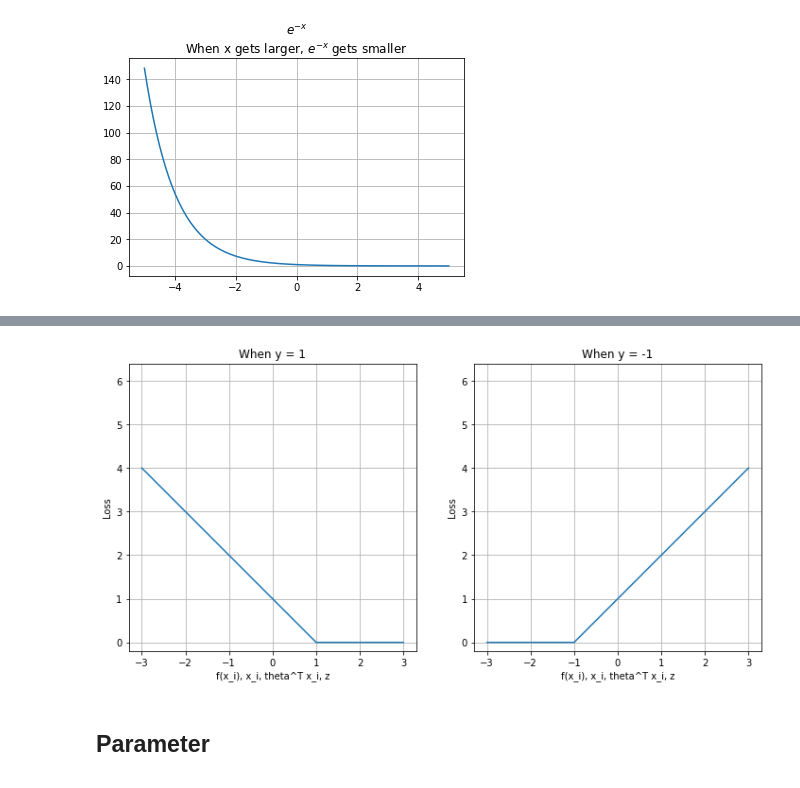
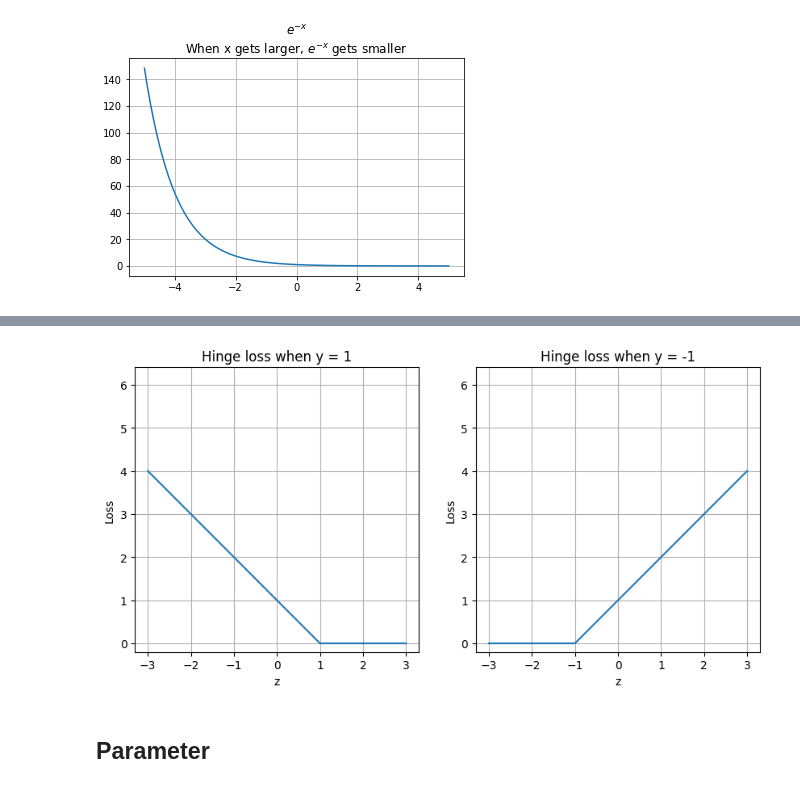
Before and after one commit to yukikitayama/machine-learning, a Jupyter notebook: notebook/support_vector_machine.ipynb, the cells around one changed output, grey strips where cells are left out. Cells and saved outputs as stored; diff of their text form; code cells hidden in the pictures.

```diff
--- a/notebook/support_vector_machine.ipynb
+++ b/notebook/support_vector_machine.ipynb
@@ -15,3 +15,4 @@ from sklearn.metrics import accuracy_score, precision_score, recall_score
 from collections import Counter
 pd.set_option('display.max_columns', None)
 pd.set_option('expand_frame_repr', False)
+plt.style.use('default')
@@ -18,3 +21,7 @@ pd.set_option('expand_frame_repr', False)
+# %%
+SAVEFIG_01 = '../image/svm_cost_function.png'
+SAVEFIG_02 = '../image/svm_hinge_loss.png'
+SAVEFIG_03 = '../image/svm_sigmoid_function.png'
 # %% [markdown]
 ## Concept
 # %% [markdown]
@@ -367,39 +379,40 @@ def isl_svm_loss(x, y):
 
 
 xs = np.linspace(-3, 3, 100)
 
 y = 1
 losses_1 = []
 for x in xs:
     losses_1.append(isl_svm_loss(x, y))
 
 y = -1
 losses_0 = []
 for x in xs:
     losses_0.append(isl_svm_loss(x, y))
 
 
-plt.figure(figsize=(12, 6))
+plt.figure(figsize=(10, 5))
 
 plt.subplot(121)
 plt.plot(xs, losses_1)
-plt.title('When y = 1')
-plt.xlabel('f(x_i), x_i, theta^T x_i, z')
+plt.title('Hinge loss when y = 1')
+plt.xlabel('z')
 plt.ylabel('Loss')
 plt.axis('square')
 plt.grid()
 
 plt.subplot(122)
 plt.plot(xs, losses_0)
-plt.title('When y = -1')
-plt.xlabel('f(x_i), x_i, theta^T x_i, z')
+plt.title('Hinge loss when y = -1')
+plt.xlabel('z')
 plt.ylabel('Loss')
 plt.axis('square')
 plt.grid()
 
+plt.savefig(SAVEFIG_02)
 plt.show()
 # %% [output]
-[figure, old version]
+[figure, new version]
 # %% [markdown]
 ## Parameter
 # %%
```
Also changed, not shown: parts of 6 cells of this notebook, 4 other files.
